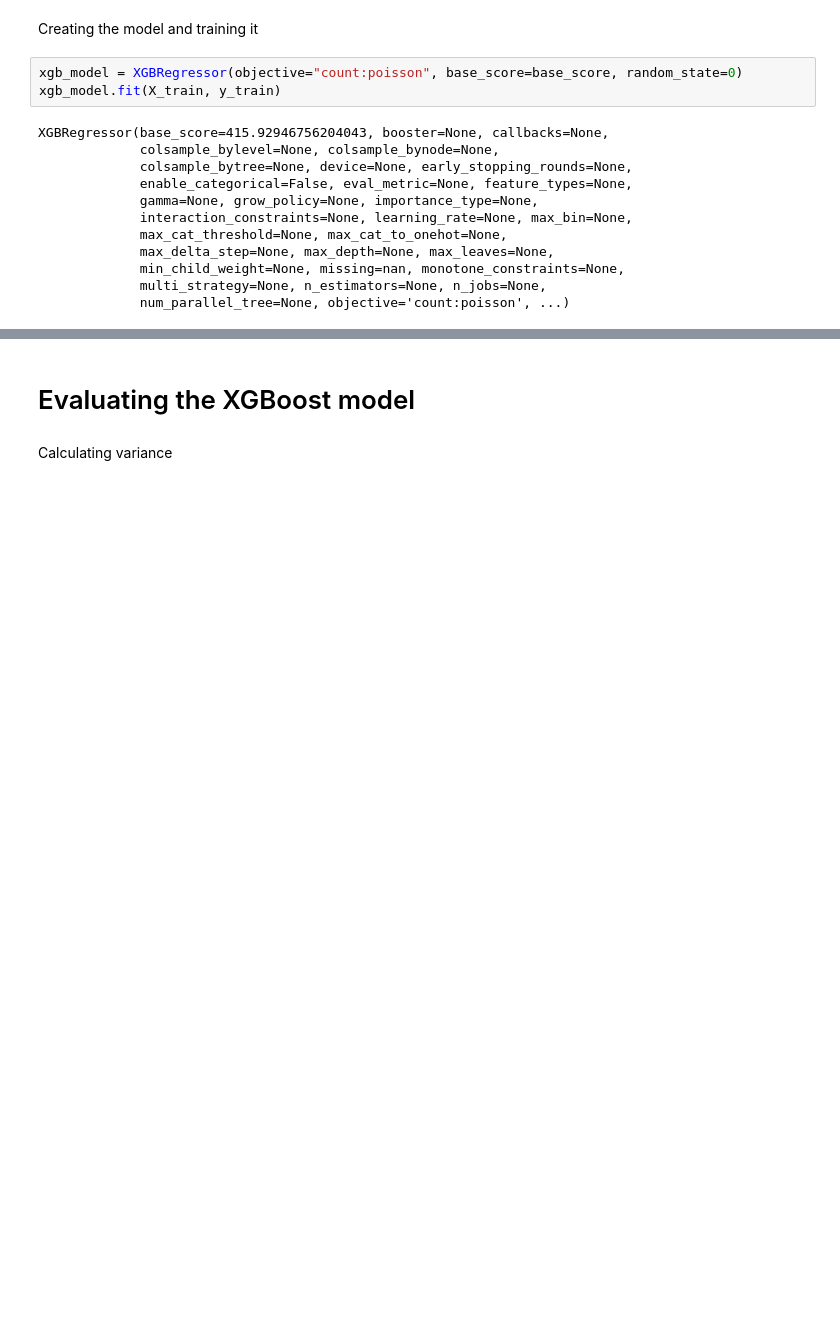
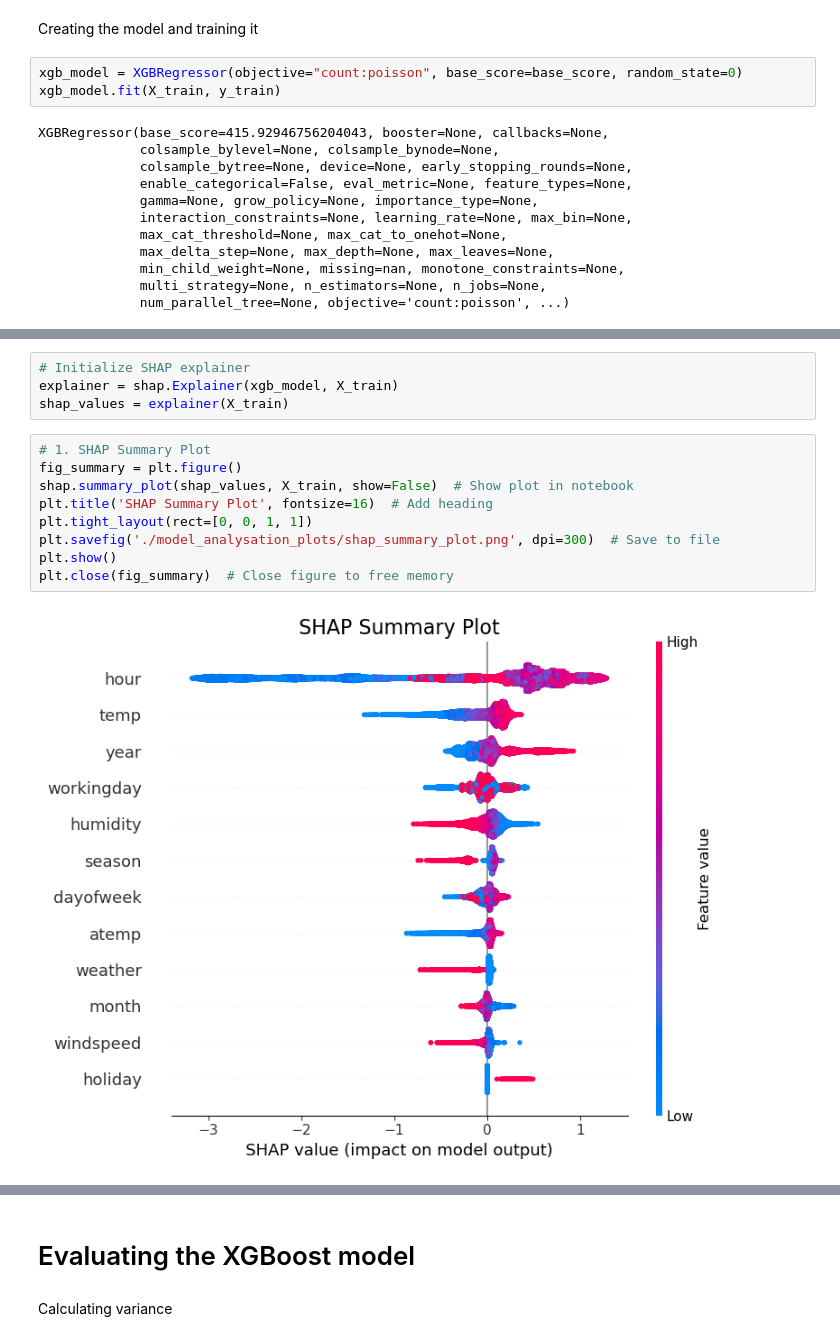
Before and after one commit to Scarch/ProjectE8, a Jupyter notebook: training_ml_model_on_capital_bikeshar_data.ipynb, the cells around one changed output, grey strips where cells are left out. Saved outputs shown, nothing was run; the diff lists cells and outputs as text; blank space fills up the shorter version.

```diff
--- a/training_ml_model_on_capital_bikeshar_data.ipynb
+++ b/training_ml_model_on_capital_bikeshar_data.ipynb
@@ -149,0 +196,15 @@ XGBRegressor(base_score=415.92946756204043, booster=None, callbacks=None,
+# %%
+# Initialize SHAP explainer
+explainer = shap.Explainer(xgb_model, X_train)
+shap_values = explainer(X_train)
+# %%
+# 1. SHAP Summary Plot
+fig_summary = plt.figure()
+shap.summary_plot(shap_values, X_train, show=False)  # Show plot in notebook
+plt.title('SHAP Summary Plot', fontsize=16)  # Add heading
+plt.tight_layout(rect=[0, 0, 1, 1])
+plt.savefig('./model_analysation_plots/shap_summary_plot.png', dpi=300)  # Save to file
+plt.show()
+plt.close(fig_summary)  # Close figure to free memory
+# %% [output]
+[figure, added]
```
Also changed, not shown: parts of 22 cells of this notebook, 7 other files.
